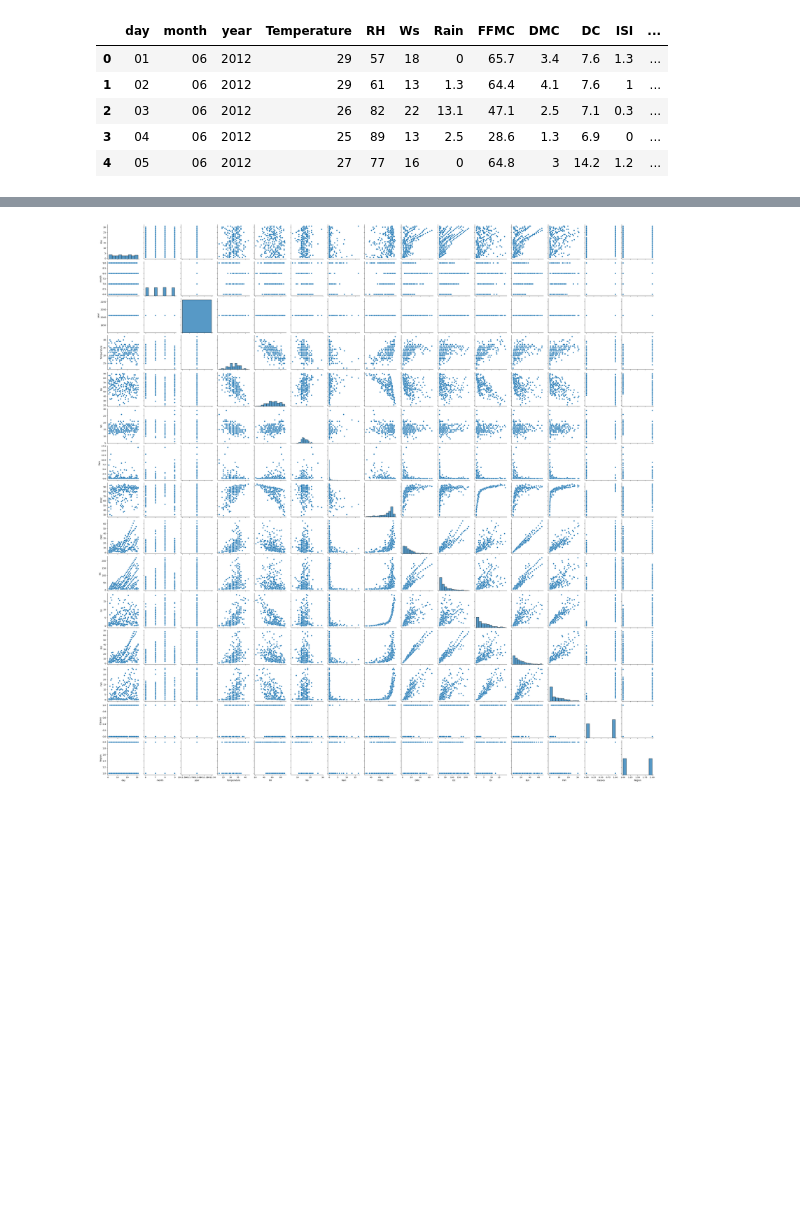
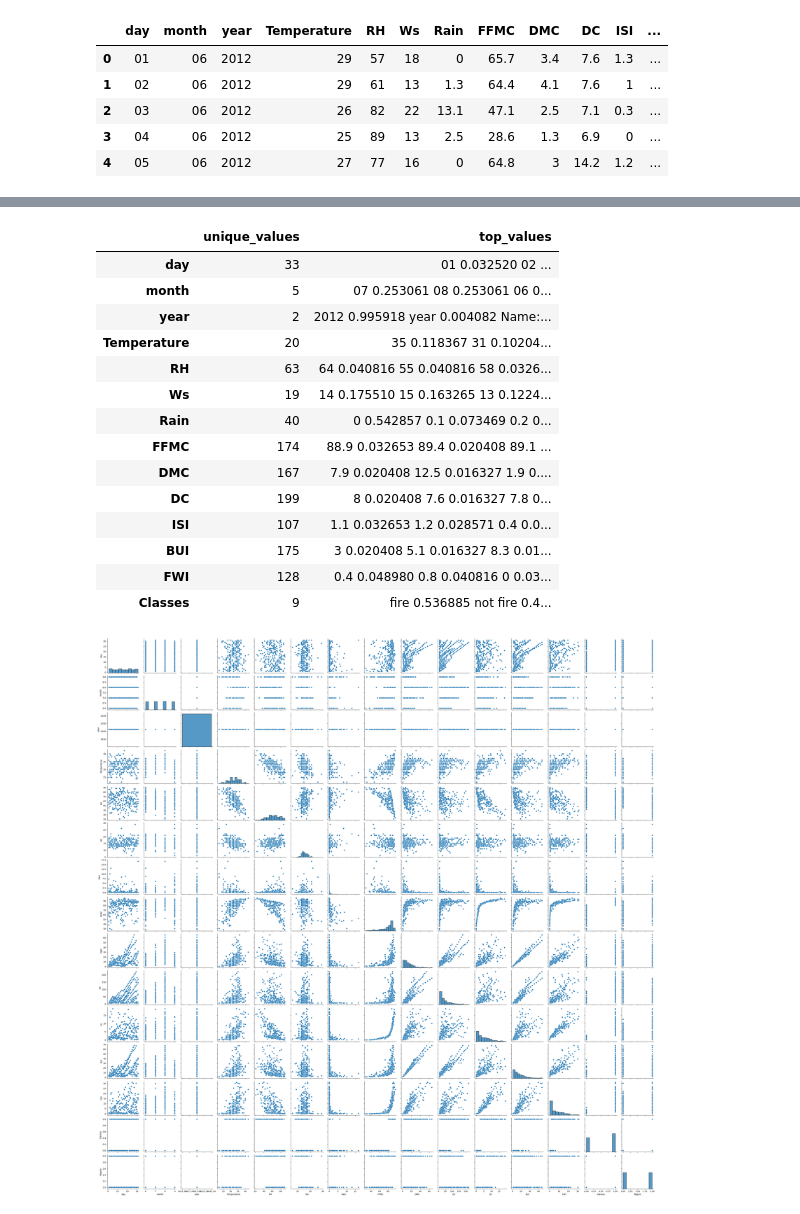
Before and after one commit to ArushIyer12/303-1Project, a Jupyter notebook: Project Code.ipynb, the cells around one changed output, grey strips where cells are left out. Drawn from its saved outputs; the diff is of its cells as text; code cells hidden in the pictures; blank space fills up the shorter version.

```diff
--- a/Project Code.ipynb
+++ b/Project Code.ipynb
@@ -67,3 +73,21 @@ NameError: name 'cat_dist' is not defined
+# %%
+cat_dist
+# %% [output]
+|  | unique_values | top_values |
+| day | 33 | 01 0.032520 02 ... |
+| month | 5 | 07 0.253061 08 0.253061 06 0... |
+| year | 2 | 2012 0.995918 year 0.004082 Name:... |
+| Temperature | 20 | 35 0.118367 31 0.10204... |
+| RH | 63 | 64 0.040816 55 0.040816 58 0.0326... |
+| Ws | 19 | 14 0.175510 15 0.163265 13 0.1224... |
+| Rain | 40 | 0 0.542857 0.1 0.073469 0.2 0... |
+| FFMC | 174 | 88.9 0.032653 89.4 0.020408 89.1 ... |
+| DMC | 167 | 7.9 0.020408 12.5 0.016327 1.9 0.... |
+| DC | 199 | 8 0.020408 7.6 0.016327 7.8 0... |
+| ISI | 107 | 1.1 0.032653 1.2 0.028571 0.4 0.0... |
+| BUI | 175 | 3 0.020408 5.1 0.016327 8.3 0.01... |
+| FWI | 128 | 0.4 0.048980 0.8 0.040816 0 0.03... |
+| Classes | 9 | fire 0.536885 not fire 0.4... |
 # %%
 ## Demonstrates relationships between all variables
 # %%
```
Also changed, not shown: parts of 1 cell of this notebook.
